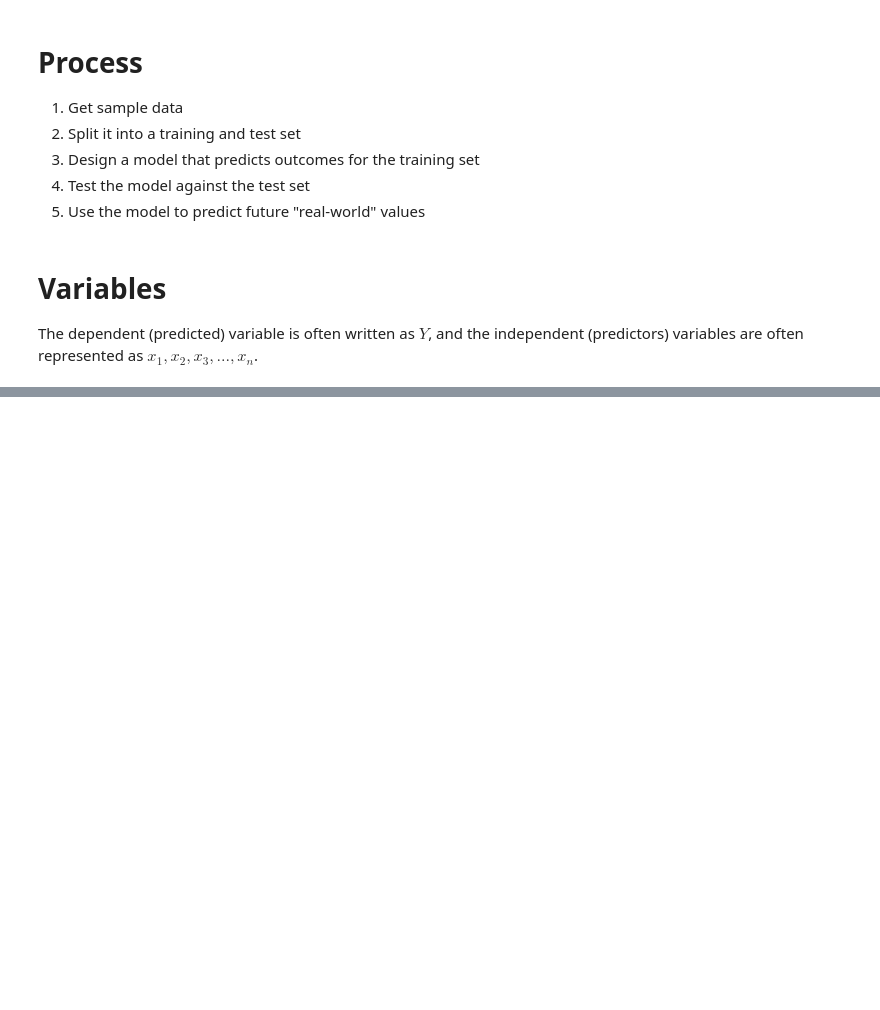
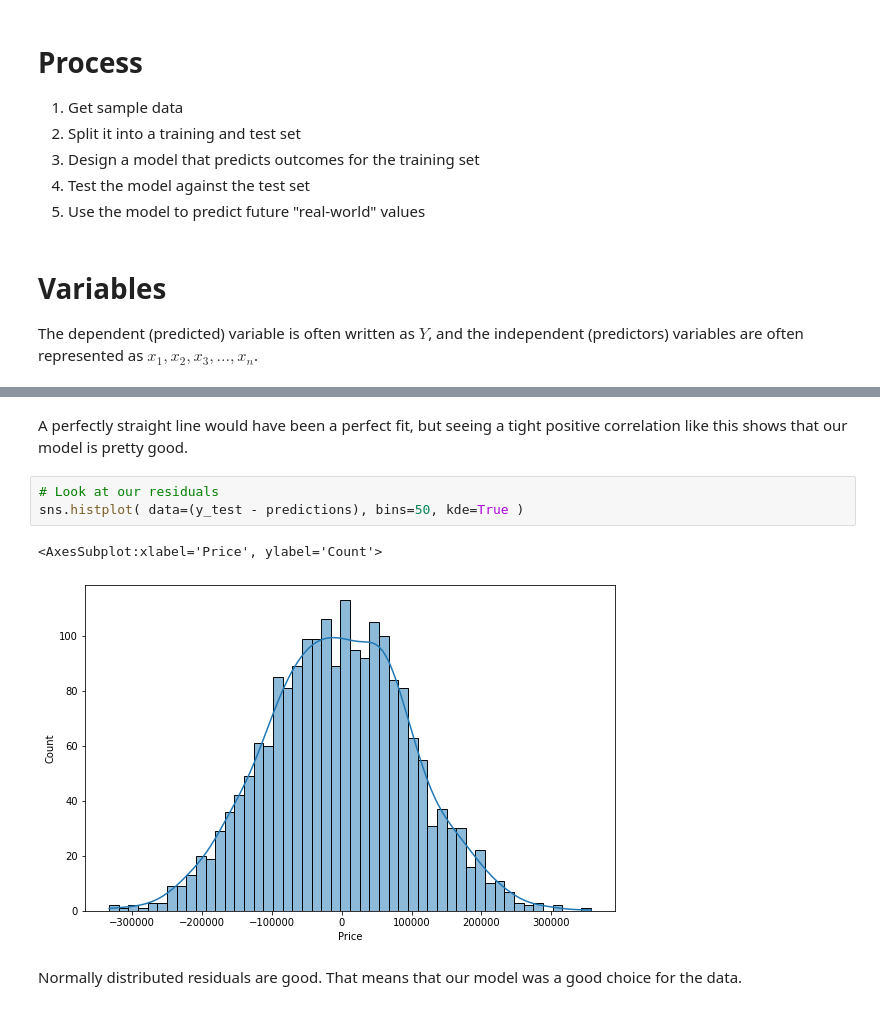
Before and after one commit to javidjamae/data-science, a Jupyter notebook: machine-learning/Linear_Regression.ipynb, the cells around one changed output, grey strips where cells are left out. Saved outputs shown, nothing was run; the diff lists cells and outputs as text; blank space fills up the shorter version.

```diff
--- a/machine-learning/Linear_Regression.ipynb
+++ b/machine-learning/Linear_Regression.ipynb
@@ -47,0 +238,10 @@ $$
+# %% [markdown]
+A perfectly straight line would have been a perfect fit, but seeing a tight positive correlation like this shows that our model is pretty good.
+# %%
+# Look at our residuals
+sns.histplot( data=(y_test - predictions), bins=50, kde=True )
+# %% [output]
+<AxesSubplot:xlabel='Price', ylabel='Count'>
+[figure, added]
+# %% [markdown]
+Normally distributed residuals are good. That means that our model was a good choice for the data.
```
Also changed, not shown: parts of 29 cells of this notebook, 9 other files.
